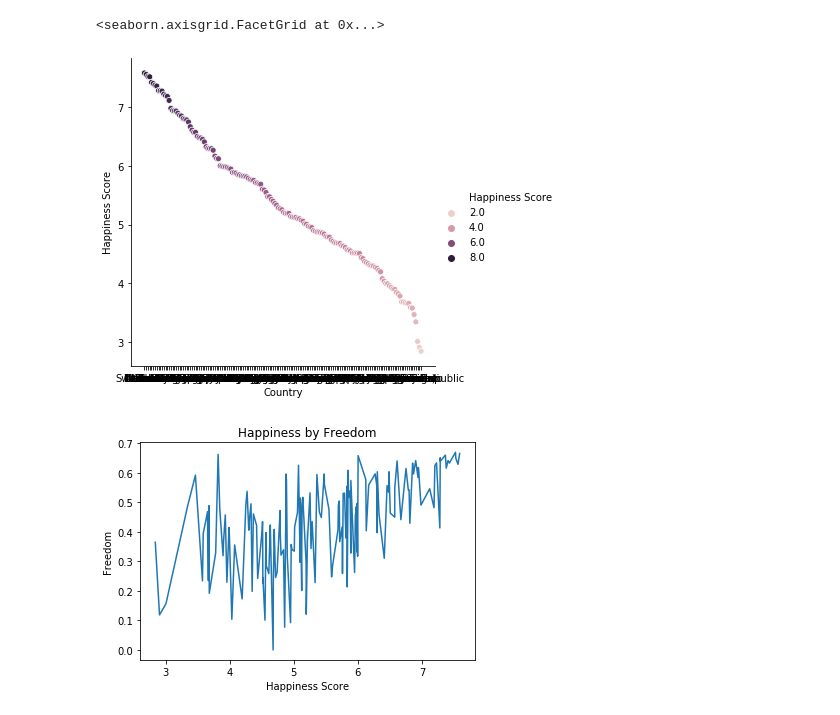
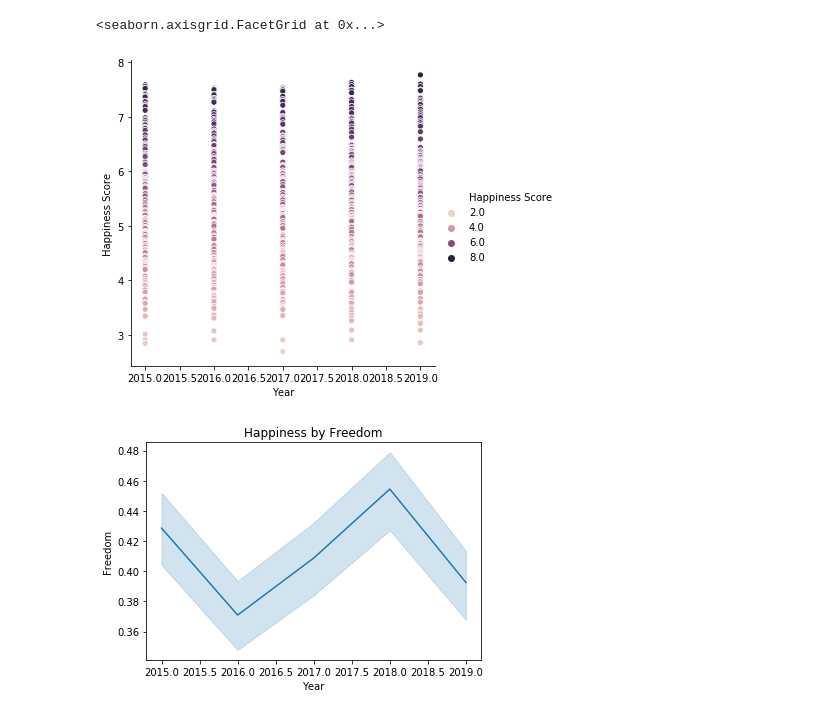
Before and after one commit to sb-olr/HappinessProject_data-analysis, a Jupyter notebook: DataViz.ipynb, the cells around one changed output. Drawn from its saved outputs; the diff is of its cells as text; code cells hidden in the pictures.

```diff
--- a/DataViz.ipynb
+++ b/DataViz.ipynb
@@ -16,3 +10,5 @@ data5 = pd.read_csv("data-world-happiness/2019.csv")
+# %%
+data1 = pd.read_csv("merged.csv")
 # %%
 data1.dtypes
 # %% [output]
@@ -103,13 +55,13 @@ To retain the current behavior and silence the warning, pass 'sort=True'.
 # %%
-sns.relplot(x="Country",y="Happiness Score",hue="Happiness Score", data=data1)
+sns.relplot(x="Year",y="Happiness Score",hue="Happiness Score", data=data1)
 # %% [output]
 <seaborn.axisgrid.FacetGrid at 0x...>
-[figure, old version]
+[figure, new version]
 # %%
 sns.lineplot(data=data1,
-             x="Happiness Score",
+             x="Year",
              y="Freedom").set_title("Happiness by Freedom");
 # %% [output]
-[figure, old version]
+[figure, new version]
 # %%
 sns.stripplot(data=data1,
```
Also changed, not shown: parts of 15 cells of this notebook.
